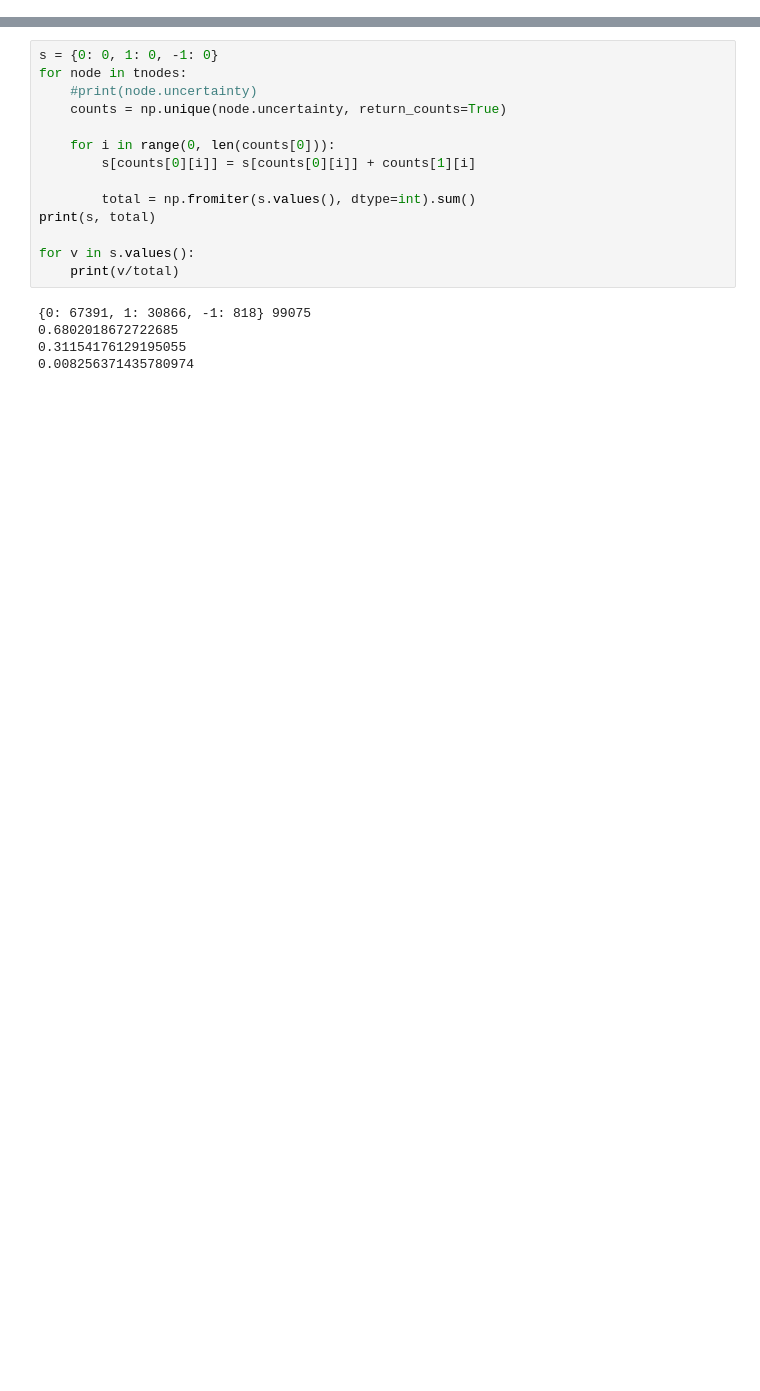
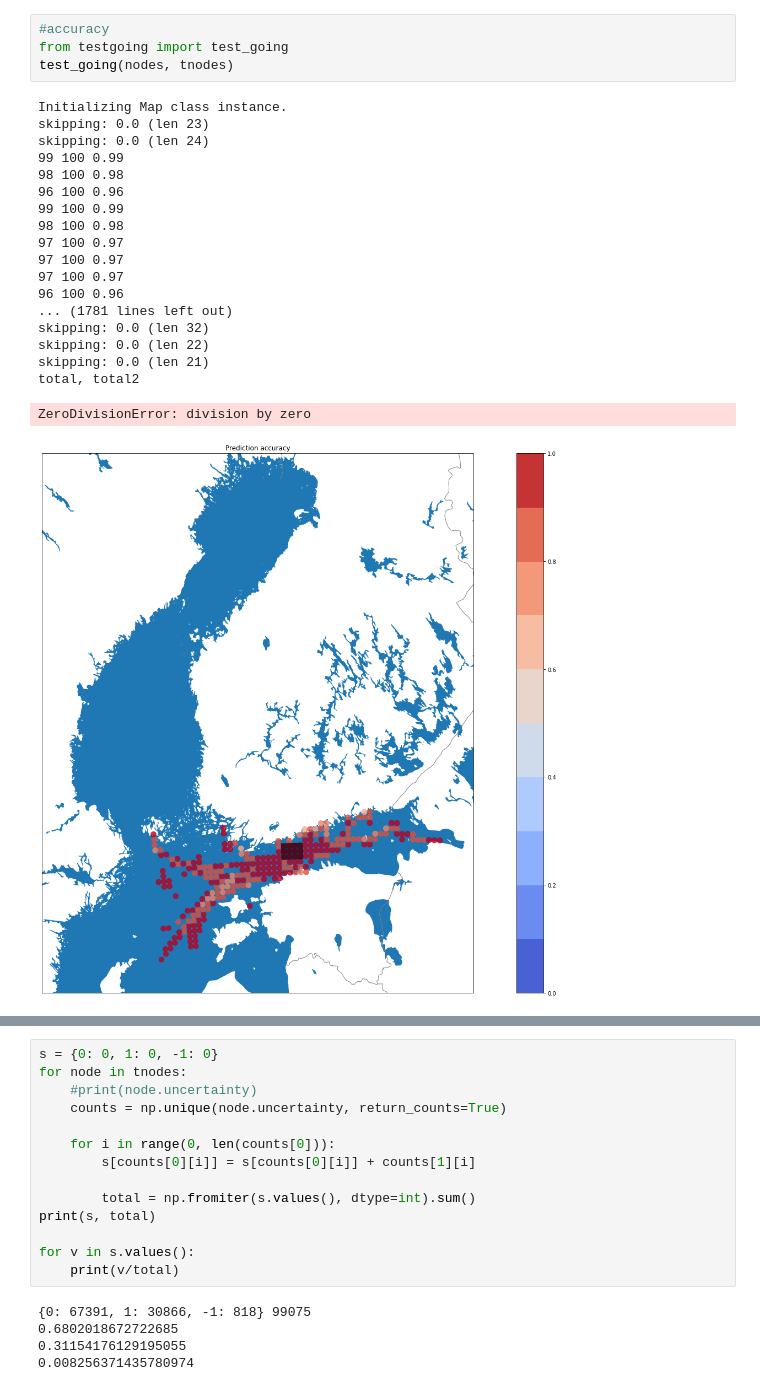
Before and after one commit to Hietamaki/ship-passage-predictor, a Jupyter notebook: workbench.ipynb, the cells around one changed output, grey strips where cells are left out. Saved outputs shown, nothing was run; the diff lists cells and outputs as text; blank space fills up the shorter version.

```diff
--- a/workbench.ipynb
+++ b/workbench.ipynb
@@ -43,0 +49,24 @@ Uusi ax
+# %%
+#accuracy
+from testgoing import test_going
+test_going(nodes, tnodes)
+# %% [output]
+Initializing Map class instance.
+skipping: 0.0 (len 23)
+skipping: 0.0 (len 24)
+99 100 0.99
+98 100 0.98
+96 100 0.96
+99 100 0.99
+98 100 0.98
+97 100 0.97
+97 100 0.97
+97 100 0.97
+96 100 0.96
+... (1781 lines left out)
+skipping: 0.0 (len 32)
+skipping: 0.0 (len 22)
+skipping: 0.0 (len 21)
+total, total2
+ZeroDivisionError: division by zero
+[figure, added]
```
Also changed, not shown: parts of 26 cells of this notebook, 7 other files.
